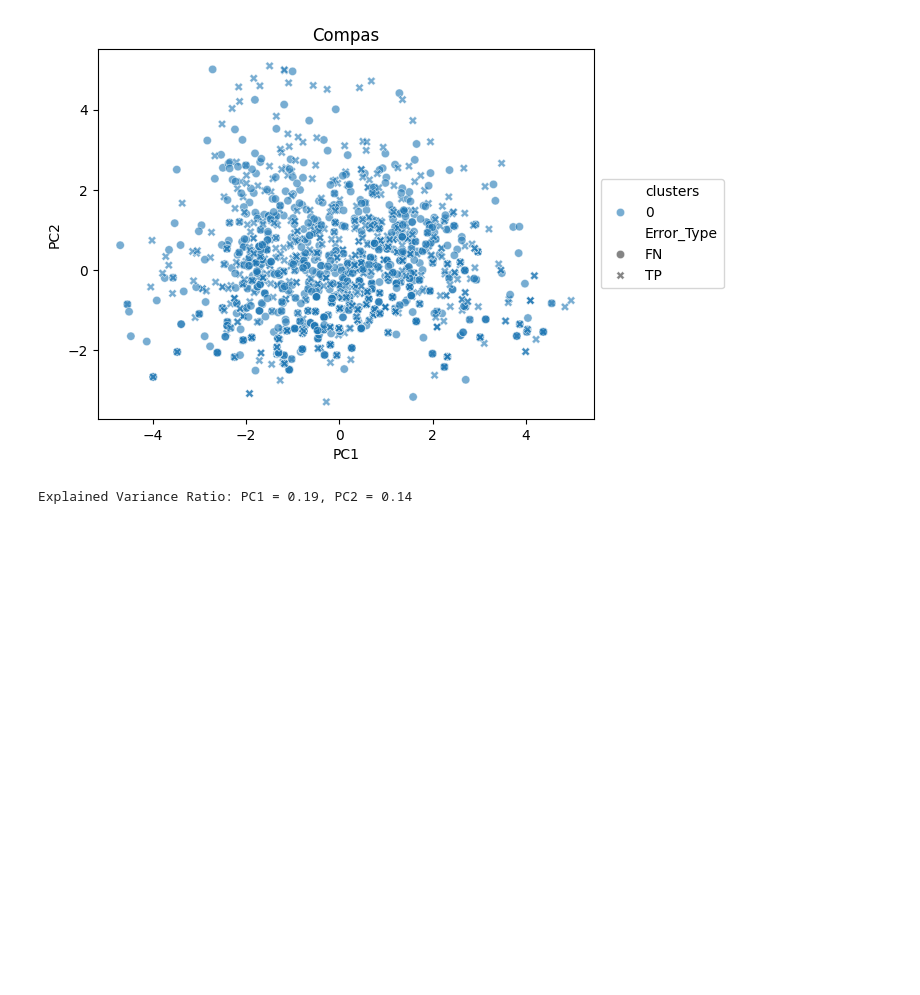
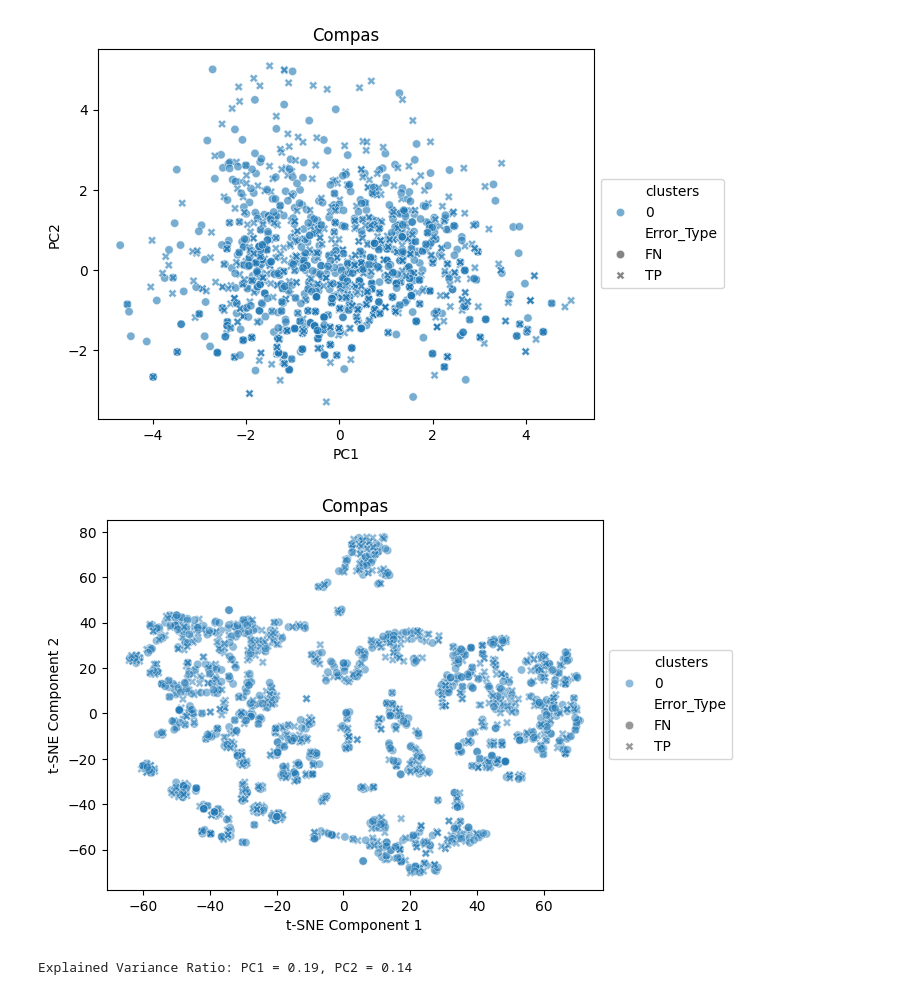
Before and after one commit to MDankloff/ClusterCompas, a Jupyter notebook: V2_COMPAS_Clustering_K_Means.ipynb, the cells around one changed output. Drawn from its saved outputs; the diff is of its cells as text; code cells hidden in the pictures; blank space fills up the shorter version.

```diff
--- a/V2_COMPAS_Clustering_K_Means.ipynb
+++ b/V2_COMPAS_Clustering_K_Means.ipynb
@@ -345,6 +345,10 @@ pca_plot(TP_FN, 'Compas', 0.6)
 # %% [output]
 Explained Variance Ratio: PC1 = 0.19, PC2 = 0.13
 [figure]
+# %%
+tsne_plot(TP_FN, 'Compas', 30, 200, 1000)
+# %% [output]
+[figure, added]
 # %%
 TN_FP = initialize_dataset(TNFP_data)
 pca_plot(TN_FP, 'Compas', 0.6)
```
Also changed, not shown: parts of 1 cell of this notebook.
